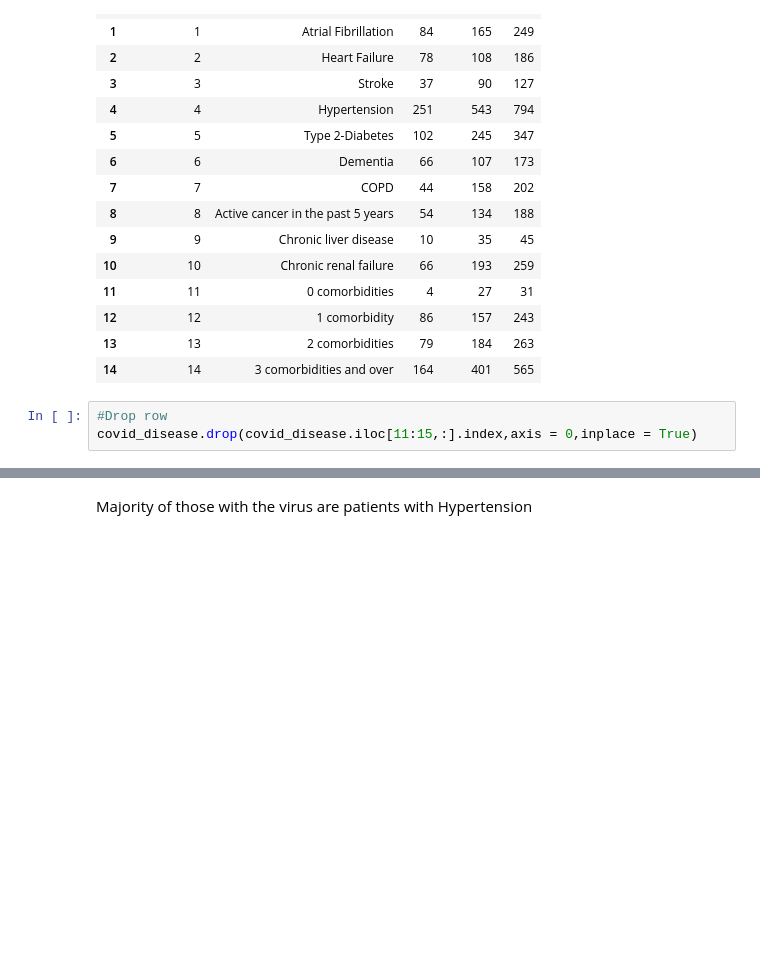
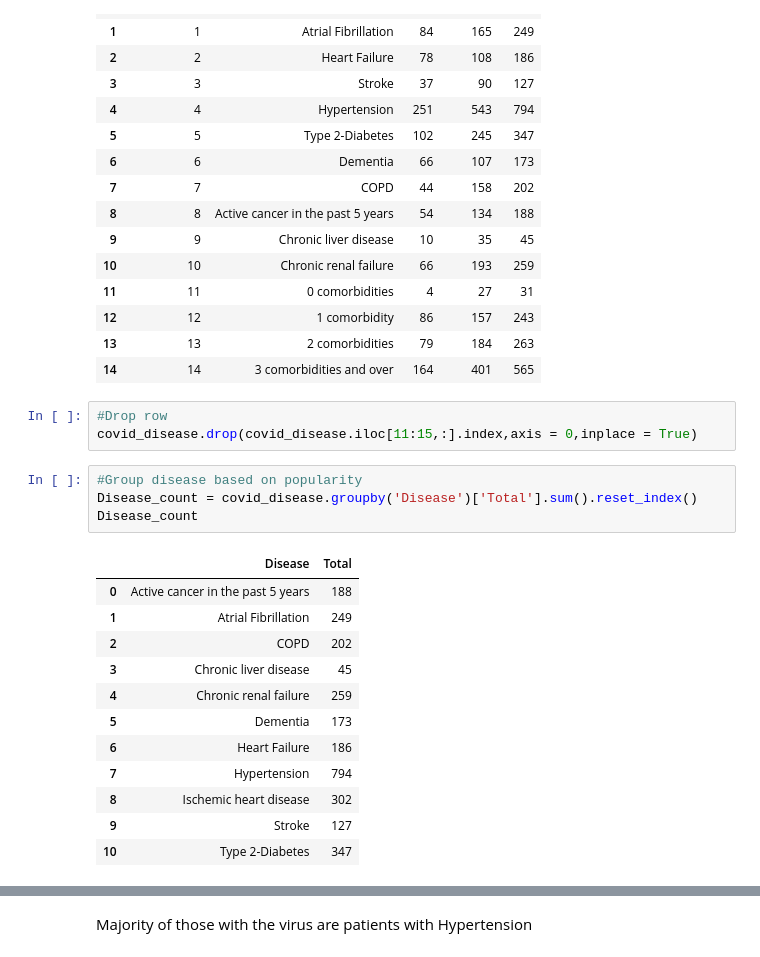
Before and after one commit to tizbid/COVID-19-Data-Analysis-, a Jupyter notebook: COVID-19 Data Analysis and Insights.ipynb, the cells around one changed output, grey strips where cells are left out. Cells and saved outputs as stored; diff of their text form; blank space fills up the shorter version.

```diff
--- a/COVID-19 Data Analysis and Insights.ipynb
+++ b/COVID-19 Data Analysis and Insights.ipynb
@@ -157,5 +178,22 @@ covid_disease
 # %%
 #Drop row
 covid_disease.drop(covid_disease.iloc[11:15,:].index,axis = 0,inplace = True)
+# %%
+#Group disease based on popularity
+Disease_count = covid_disease.groupby('Disease')['Total'].sum().reset_index()
+Disease_count
+# %% [output]
+|  | Disease | Total |
+| 0 | Active cancer in the past 5 years | 188 |
+| 1 | Atrial Fibrillation | 249 |
+| 2 | COPD | 202 |
+| 3 | Chronic liver disease | 45 |
+| 4 | Chronic renal failure | 259 |
+| 5 | Dementia | 173 |
+| 6 | Heart Failure | 186 |
+| 7 | Hypertension | 794 |
+| 8 | Ischemic heart disease | 302 |
+| 9 | Stroke | 127 |
+| 10 | Type 2-Diabetes | 347 |
 # %%
 # Common underlying health condition amongst COVID-19 cases
```
Also changed, not shown: parts of 18 cells of this notebook.
